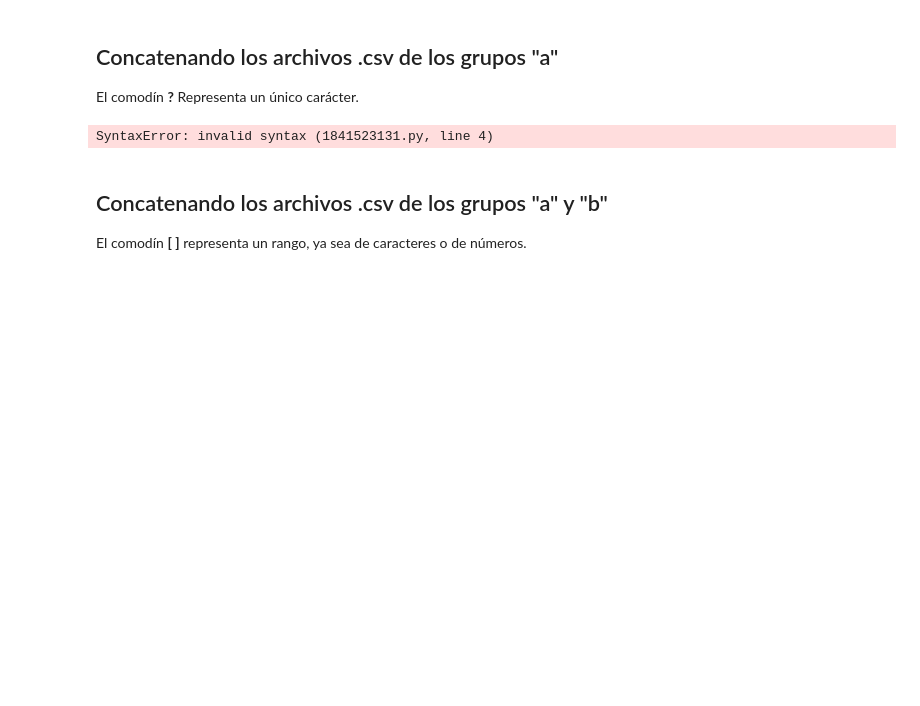
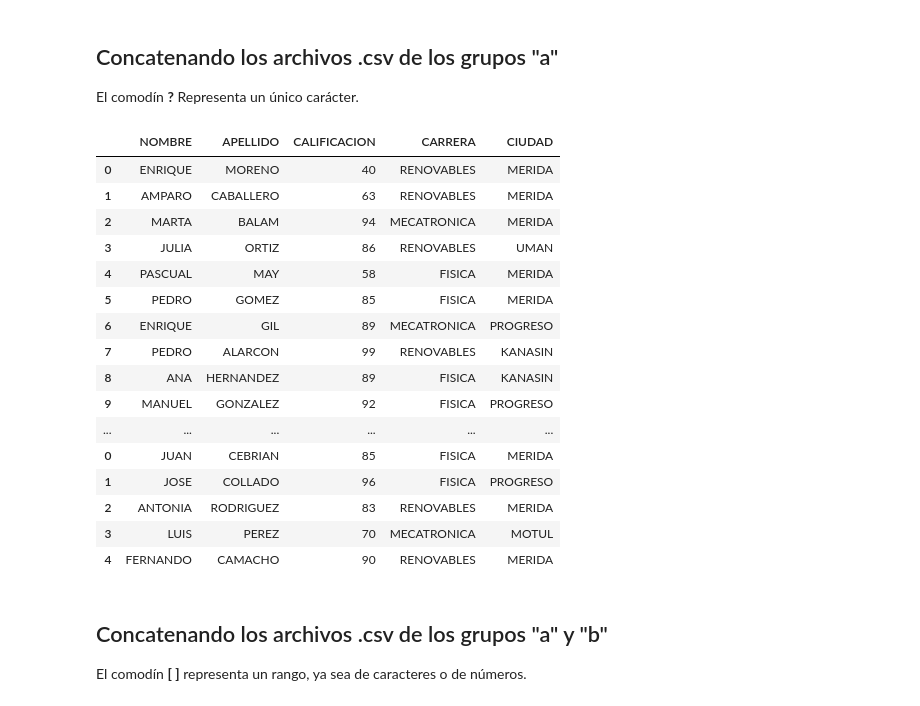
Before and after one commit to EscamillaJuan/CienciaDeDatos, a Jupyter notebook: OnlineStore/CD_10_Pandas-GLOB.ipynb, the cells around one changed output. Cells and saved outputs as stored; diff of their text form; code cells hidden in the pictures; blank space fills up the shorter version.

```diff
--- a/OnlineStore/CD_10_Pandas-GLOB.ipynb
+++ b/OnlineStore/CD_10_Pandas-GLOB.ipynb
@@ -206,18 +206,38 @@ El comodín **?** Representa un único carácter.
 # %%
 # establecer ruta de búsqueda
 # aquí queremos buscar archivos csv
 path = 'datos'
-files =
+files = glob.glob(path + '/semestre?a.csv')
+files
 
 # crear una lista vacía para almacenar  los dataframes
-
-
+lista_dfs = []
 # recorrer la lista de archivos para crear la lista de archivos
-
+for file in files:
+    temp_df = pd.read_csv(file)
+    lista_dfs.append(temp_df)
 
 # concatenación
+df = pd.concat(lista_dfs, axis=0)
+df
 # %% [output]
-SyntaxError: invalid syntax (1841523131.py, line 4)
+|  | NOMBRE | APELLIDO | CALIFICACION | CARRERA | CIUDAD |
+| 0 | ENRIQUE | MORENO | 40 | RENOVABLES | MERIDA |
+| 1 | AMPARO | CABALLERO | 63 | RENOVABLES | MERIDA |
+| 2 | MARTA | BALAM | 94 | MECATRONICA | MERIDA |
+| 3 | JULIA | ORTIZ | 86 | RENOVABLES | UMAN |
+| 4 | PASCUAL | MAY | 58 | FISICA | MERIDA |
+| 5 | PEDRO | GOMEZ | 85 | FISICA | MERIDA |
+| 6 | ENRIQUE | GIL | 89 | MECATRONICA | PROGRESO |
+| 7 | PEDRO | ALARCON | 99 | RENOVABLES | KANASIN |
+| 8 | ANA | HERNANDEZ | 89 | FISICA | KANASIN |
+| 9 | MANUEL | GONZALEZ | 92 | FISICA | PROGRESO |
+| ... | ... | ... | ... | ... | ... |
+| 0 | JUAN | CEBRIAN | 85 | FISICA | MERIDA |
+| 1 | JOSE | COLLADO | 96 | FISICA | PROGRESO |
+| 2 | ANTONIA | RODRIGUEZ | 83 | RENOVABLES | MERIDA |
+| 3 | LUIS | PEREZ | 70 | MECATRONICA | MOTUL |
+| 4 | FERNANDO | CAMACHO | 90 | RENOVABLES | MERIDA |
 # %% [markdown]
 ## Concatenando los archivos .csv de los grupos "a" y "b"
 
```
Also changed, not shown: parts of 1 cell of this notebook, 1 other file.
